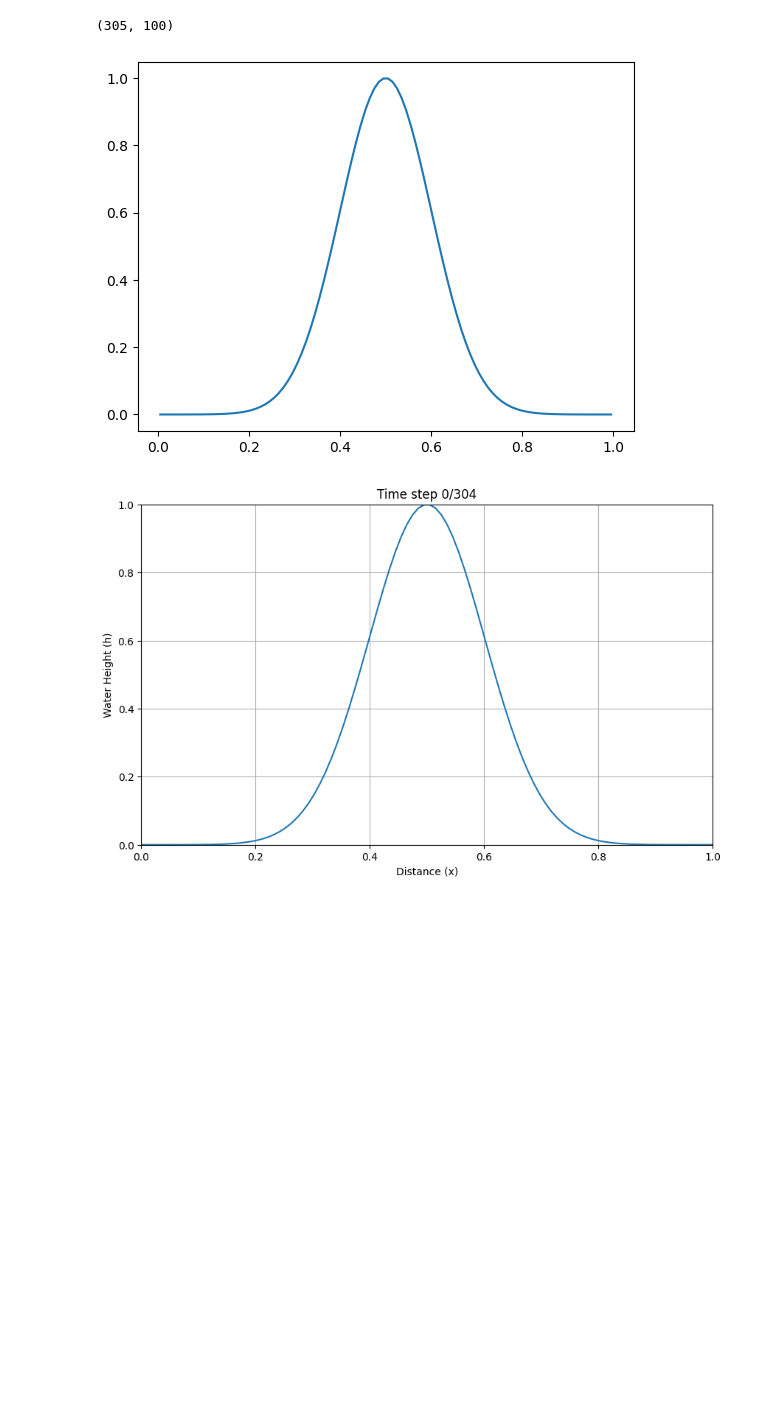
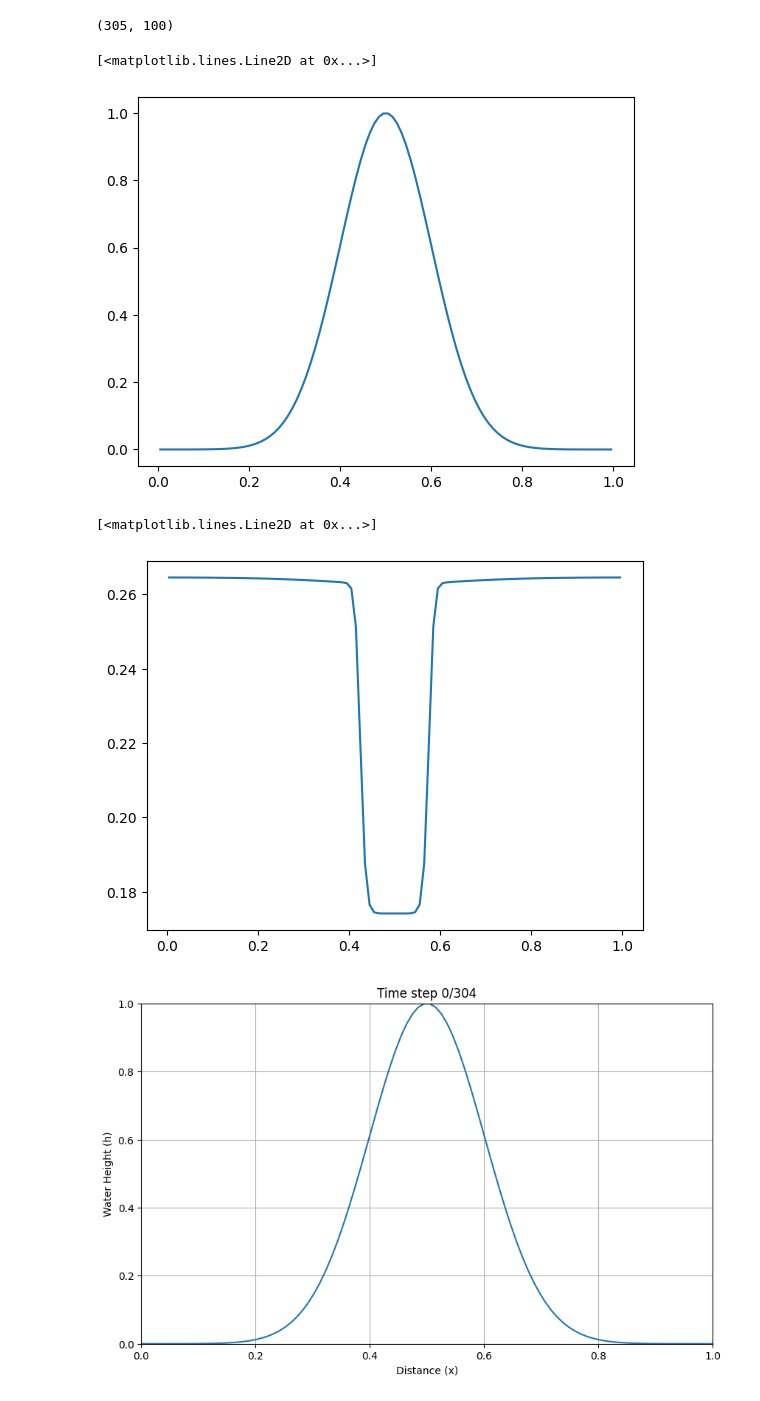
Before and after one commit to MelissaJessen/Shallow-Water-Equations, a Jupyter notebook: data-generation.ipynb, the cells around one changed output. Cells and saved outputs as stored; diff of their text form; code cells hidden in the pictures; blank space fills up the shorter version.

```diff
--- a/data-generation.ipynb
+++ b/data-generation.ipynb
@@ -187,10 +187,15 @@ h_all.shape
 dict_keys(['__header__', '__version__', '__globals__', 'h0', 'h_all', 'sigma', 'time_all', 'u_all', 'x'])
 (305, 100)
 # %%
-plt.plot(x, h_all[0])
-plt.show()
+plt.plot(x, h_all[0, :])
 # %% [output]
+[<matplotlib.lines.Line2D at 0x...>]
 [figure]
+# %%
+plt.plot(x, h_all[-1, :])
+# %% [output]
+[<matplotlib.lines.Line2D at 0x...>]
+[figure, added]
 # %%
 L = 1
 N = 100
```
Also changed, not shown: parts of 4 cells of this notebook, 6 other files.
